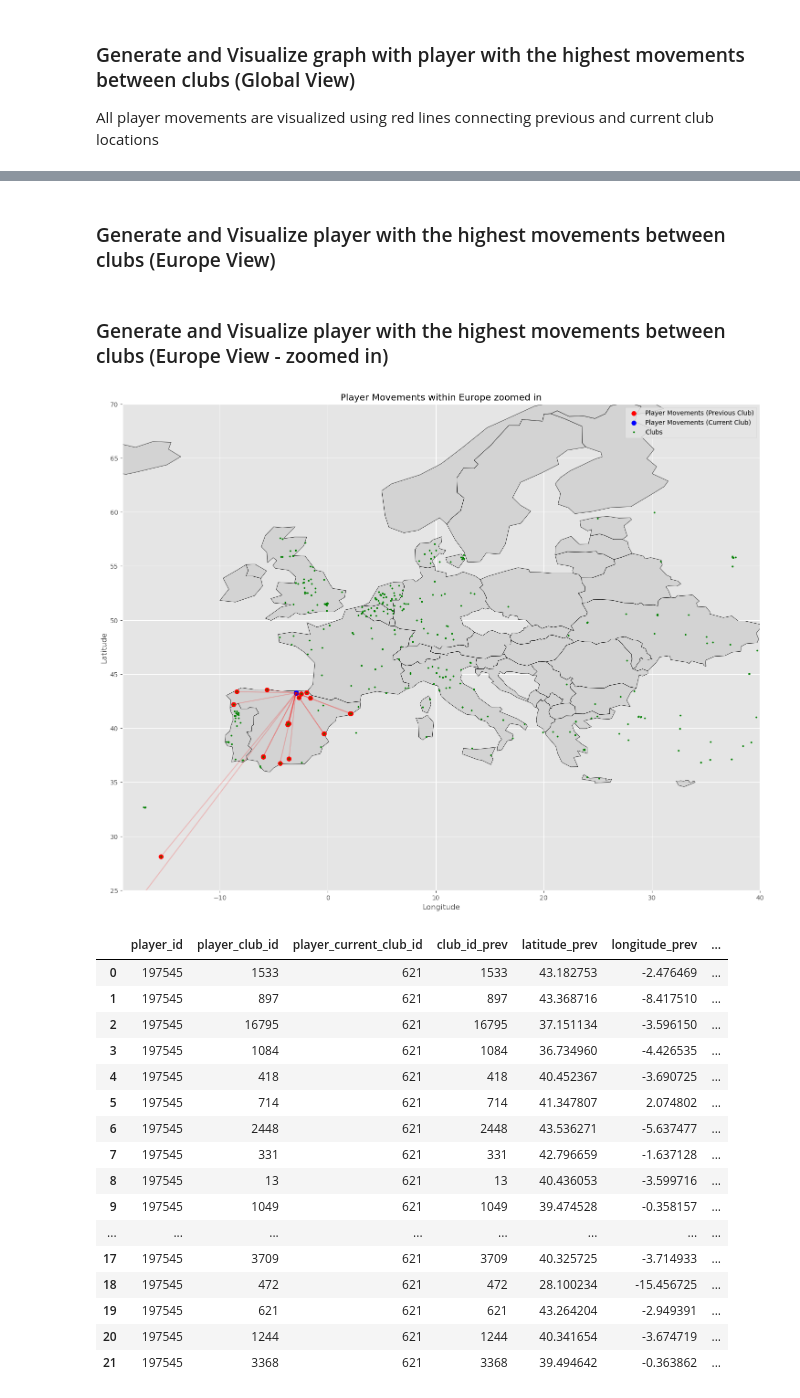
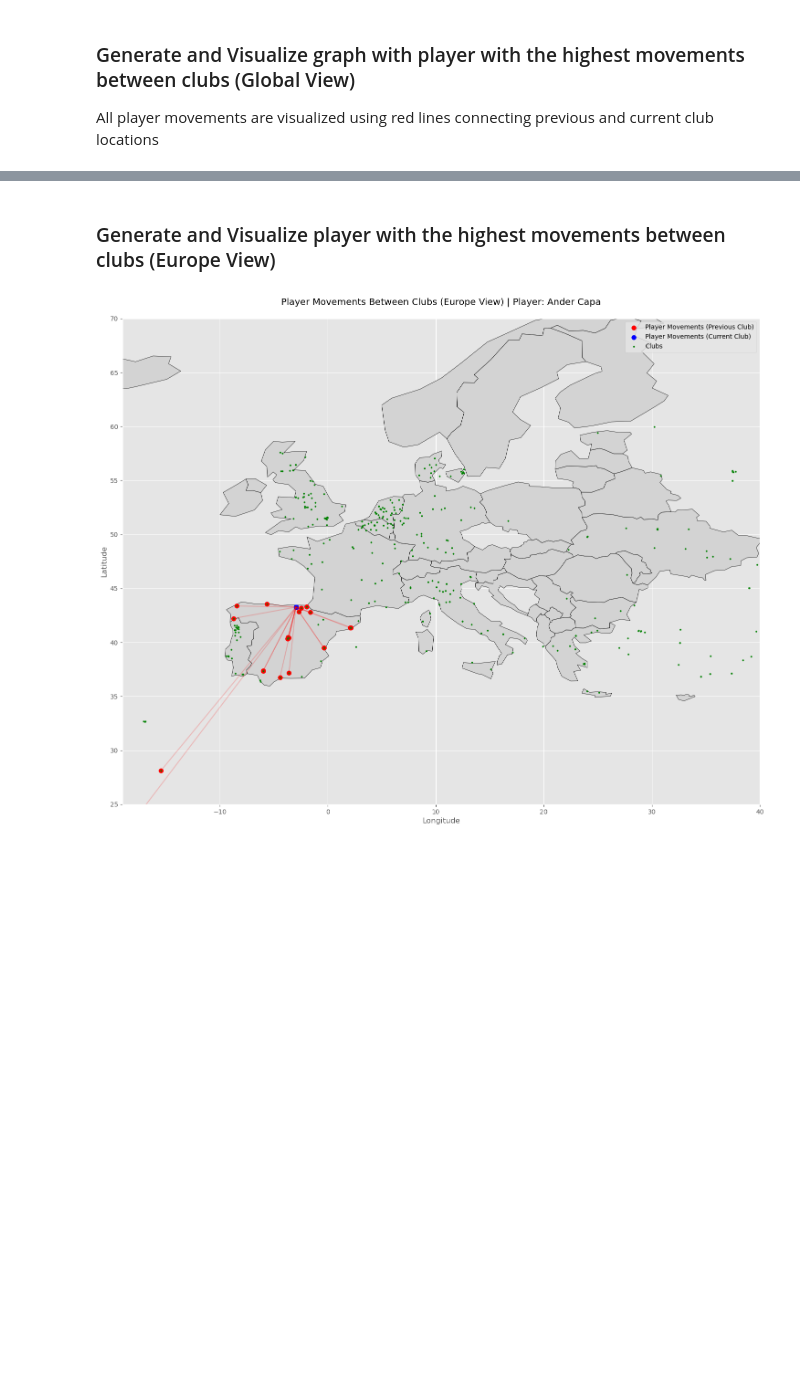
Before and after one commit to Matthows/analderby---Data-Analysis, a Jupyter notebook: playersMovementsBetweenClubs.ipynb, the cells around one changed output, grey strips where cells are left out. Cells and saved outputs as stored; diff of their text form; code cells hidden in the pictures; blank space fills up the shorter version.

Commit message:
Remove useless code and updates some comments in playersMovementsBetweenClubs.ipynb

```diff
--- a/playersMovementsBetweenClubs.ipynb
+++ b/playersMovementsBetweenClubs.ipynb
@@ -293,2 +288,0 @@ plt.show()
-# %% [markdown]
-### Generate and Visualize player with the highest movements between clubs (Europe View)
@@ -363,48 +289,30 @@ plt.show()
 # %% [markdown]
-### Generate and Visualize player with the highest movements between clubs (Europe View - zoomed in)
+### Generate and Visualize player with the highest movements between clubs (Europe View)
 # %%
 # Create GeoDataFrame for player movements
 gdf_movements = gpd.GeoDataFrame(df_player_movements, geometry=gpd.points_from_xy(df_player_movements.longitude_curr, df_player_movements.latitude_curr))
 
 # Plot the Europe map with player movements
 fig, ax = plt.subplots(figsize=(18, 18))
 europe_map.plot(ax=ax, color='lightgrey', edgecolor='black')
 
 # Plot player movements as points
 gdf_prev.plot(ax=ax, color='red', markersize=50, label='Player Movements (Previous Club)')
 gdf_curr.plot(ax=ax, color='blue', markersize=50, label='Player Movements (Current Club)')
 gdf_club.plot(ax=ax, color='green', markersize=5, label='Clubs')
 
 # Plot player movements as lines
 for idx, row in df_player_movements.iterrows():
     plt.plot([row['longitude_prev'], row['longitude_curr']], [row['latitude_prev'], row['latitude_curr']], color='red', alpha=0.2)
 
 # Adjust plot limits to ensure all points are visible
 ax.set_xlim([-19, 40])  # Example adjustment based on data extent
 ax.set_ylim([25, 70])   # Example adjustment based on data extent
 
-plt.title('Player Movements within Europe zoomed in')
+plt.title(f'Player Movements Between Clubs (Europe View) | Player: {player_name_with_max_movements}\n')
 plt.legend()
 plt.xlabel('Longitude')
 plt.ylabel('Latitude')
 plt.show()
-gdf_curr
 # %% [output]
-[figure, old version]
+[figure, new version]
-|  | player_id | player_club_id | player_current_club_id | club_id_prev | latitude_prev | longitude_prev | ... |
-| 0 | 197545 | 1533 | 621 | 1533 | 43.182753 | -2.476469 | ... |
-| 1 | 197545 | 897 | 621 | 897 | 43.368716 | -8.417510 | ... |
-| 2 | 197545 | 16795 | 621 | 16795 | 37.151134 | -3.596150 | ... |
-| 3 | 197545 | 1084 | 621 | 1084 | 36.734960 | -4.426535 | ... |
-| 4 | 197545 | 418 | 621 | 418 | 40.452367 | -3.690725 | ... |
-| 5 | 197545 | 714 | 621 | 714 | 41.347807 | 2.074802 | ... |
-| 6 | 197545 | 2448 | 621 | 2448 | 43.536271 | -5.637477 | ... |
-| 7 | 197545 | 331 | 621 | 331 | 42.796659 | -1.637128 | ... |
-| 8 | 197545 | 13 | 621 | 13 | 40.436053 | -3.599716 | ... |
-| 9 | 197545 | 1049 | 621 | 1049 | 39.474528 | -0.358157 | ... |
-| ... | ... | ... | ... | ... | ... | ... | ... |
-| 17 | 197545 | 3709 | 621 | 3709 | 40.325725 | -3.714933 | ... |
-| 18 | 197545 | 472 | 621 | 472 | 28.100234 | -15.456725 | ... |
-| 19 | 197545 | 621 | 621 | 621 | 43.264204 | -2.949391 | ... |
-| 20 | 197545 | 1244 | 621 | 1244 | 40.341654 | -3.674719 | ... |
-| 21 | 197545 | 3368 | 621 | 3368 | 39.494642 | -0.363862 | ... |
```
Also changed, not shown: parts of 3 cells of this notebook.
